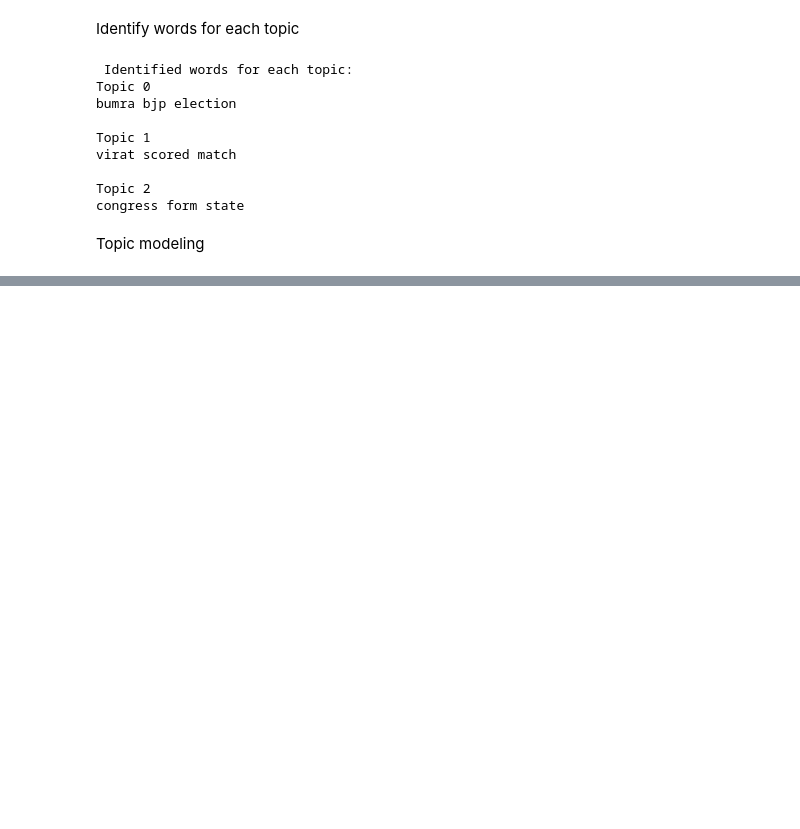
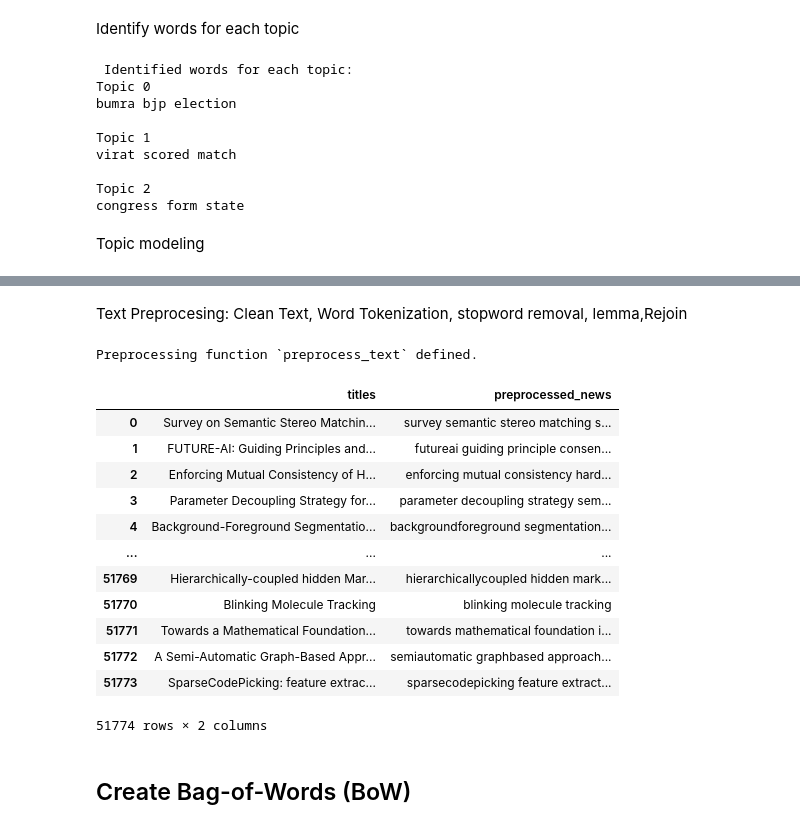
Before and after one commit to Vengalagagan/NLP, a Jupyter notebook: 2403a52222_NLP(Assignment_6).ipynb, the cells around one changed output, grey strips where cells are left out. Drawn from its saved outputs; the diff is of its cells as text; code cells hidden in the pictures; blank space fills up the shorter version.

```diff
--- a/2403a52222_NLP(Assignment_6).ipynb
+++ b/2403a52222_NLP(Assignment_6).ipynb
@@ -200,0 +249,46 @@ print(data[['clean_News', 'topic']].head())
+# %% [markdown]
+Text Preprocesing: Clean Text, Word Tokenization, stopword removal, lemma,Rejoin
+# %%
+from nltk.corpus import stopwords
+from nltk.stem import WordNetLemmatizer
+from nltk.tokenize import word_tokenize
+
+import re
+
+# Initialize lemmatizer and stopwords
+lemmatizer = WordNetLemmatizer()
+stop_words = set(stopwords.words('english'))
+
+def preprocess_text(text):
+    # Convert to lowercase
+    text = text.lower()
+    # Remove punctuation and numbers
+    text = re.sub(r'[^a-zA-Z\s]', '', text)
+    # Tokenize the text
+    words = word_tokenize(text)
+    # Remove stopwords and lemmatize
+    words = [lemmatizer.lemmatize(word) for word in words if word not in stop_words]
+    return " ".join(words)
+
+print("Preprocessing function `preprocess_text` defined.")
+# %% [output]
+Preprocessing function `preprocess_text` defined.
+# %%
+data['preprocessed_news'] = data['titles'].apply(preprocess_text)
+display(data[['titles', 'preprocessed_news']])
+# %% [output]
+|  | titles | preprocessed_news |
+| 0 | Survey on Semantic Stereo Matchin... | survey semantic stereo matching s... |
+| 1 | FUTURE-AI: Guiding Principles and... | futureai guiding principle consen... |
+| 2 | Enforcing Mutual Consistency of H... | enforcing mutual consistency hard... |
+| 3 | Parameter Decoupling Strategy for... | parameter decoupling strategy sem... |
+| 4 | Background-Foreground Segmentatio... | backgroundforeground segmentation... |
+| ... | ... | ... |
+| 51769 | Hierarchically-coupled hidden Mar... | hierarchicallycoupled hidden mark... |
+| 51770 | Blinking Molecule Tracking | blinking molecule tracking |
+| 51771 | Towards a Mathematical Foundation... | towards mathematical foundation i... |
+| 51772 | A Semi-Automatic Graph-Based Appr... | semiautomatic graphbased approach... |
+| 51773 | SparseCodePicking: feature extrac... | sparsecodepicking feature extract... |
+51774 rows × 2 columns
+# %% [markdown]
+## Create Bag-of-Words (BoW)
```
Also changed, not shown: parts of 58 cells of this notebook.
